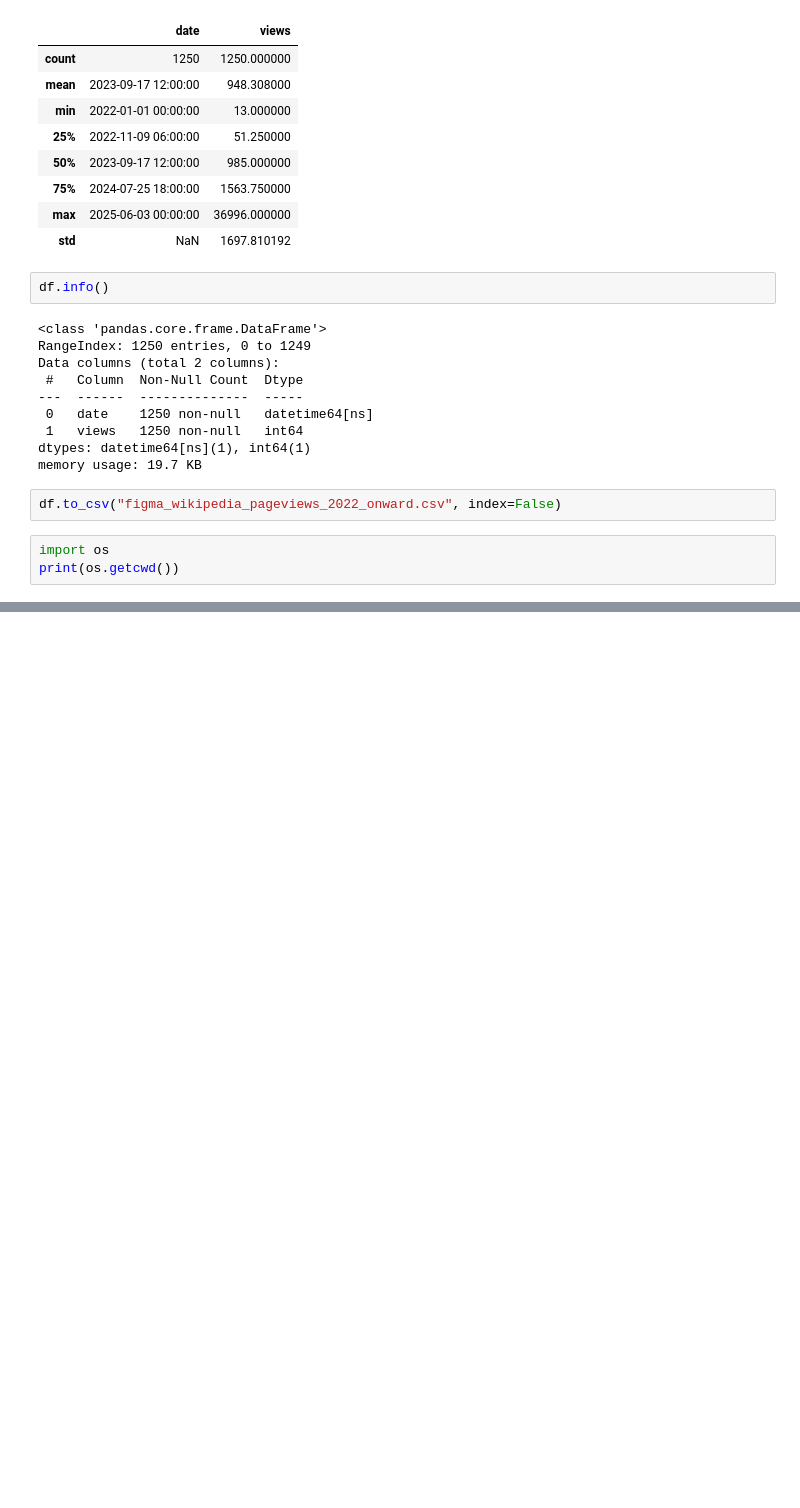
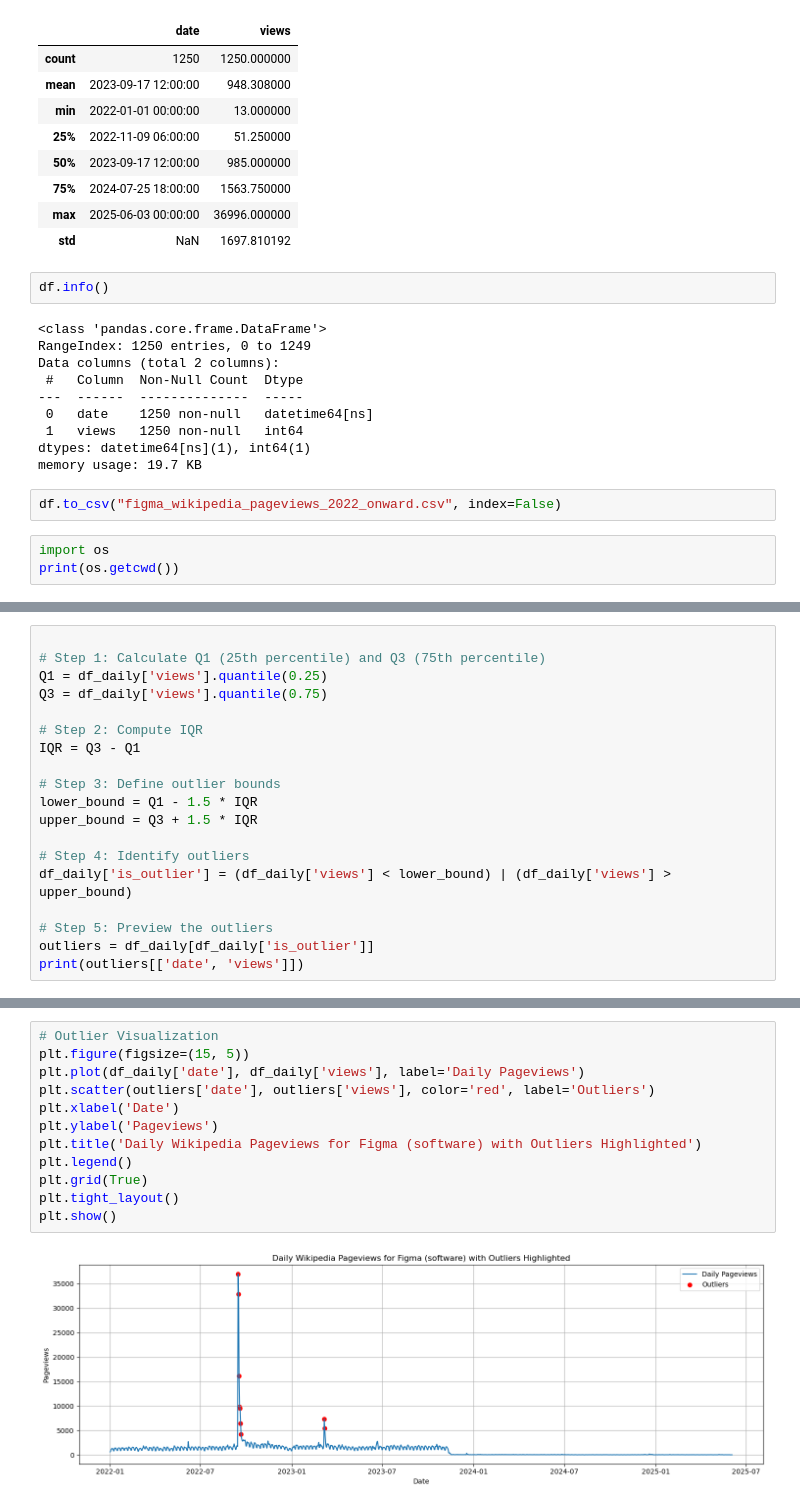
Before and after one commit to samira-yousefzadeh/figma-pageviews-forecast, a Jupyter notebook: figma_pageviews_forecast.ipynb, the cells around one changed output, grey strips where cells are left out. Cells and saved outputs as stored; diff of their text form; blank space fills up the shorter version.

```diff
--- a/figma_pageviews_forecast.ipynb
+++ b/figma_pageviews_forecast.ipynb
@@ -193,0 +383,19 @@ print(os.getcwd())
+# %%
+
+# Step 1: Calculate Q1 (25th percentile) and Q3 (75th percentile)
+Q1 = df_daily['views'].quantile(0.25)
+Q3 = df_daily['views'].quantile(0.75)
+
+# Step 2: Compute IQR
+IQR = Q3 - Q1
+
+# Step 3: Define outlier bounds
+lower_bound = Q1 - 1.5 * IQR
+upper_bound = Q3 + 1.5 * IQR
+
+# Step 4: Identify outliers
+df_daily['is_outlier'] = (df_daily['views'] < lower_bound) | (df_daily['views'] > upper_bound)
+
+# Step 5: Preview the outliers
+outliers = df_daily[df_daily['is_outlier']]
+print(outliers[['date', 'views']])
@@ -193,0 +413,14 @@ print(os.getcwd())
+# %%
+# Outlier Visualization
+plt.figure(figsize=(15, 5))
+plt.plot(df_daily['date'], df_daily['views'], label='Daily Pageviews')
+plt.scatter(outliers['date'], outliers['views'], color='red', label='Outliers')
+plt.xlabel('Date')
+plt.ylabel('Pageviews')
+plt.title('Daily Wikipedia Pageviews for Figma (software) with Outliers Highlighted')
+plt.legend()
+plt.grid(True)
+plt.tight_layout()
+plt.show()
+# %% [output]
+[figure, added]
```
Also changed, not shown: parts of 22 cells of this notebook.
